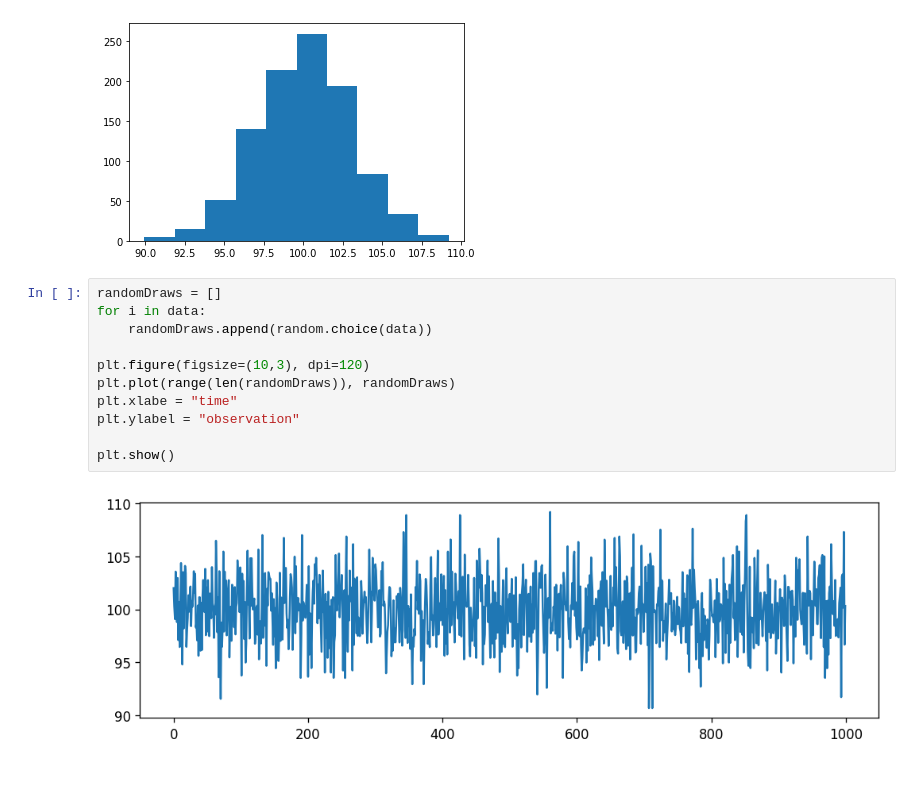
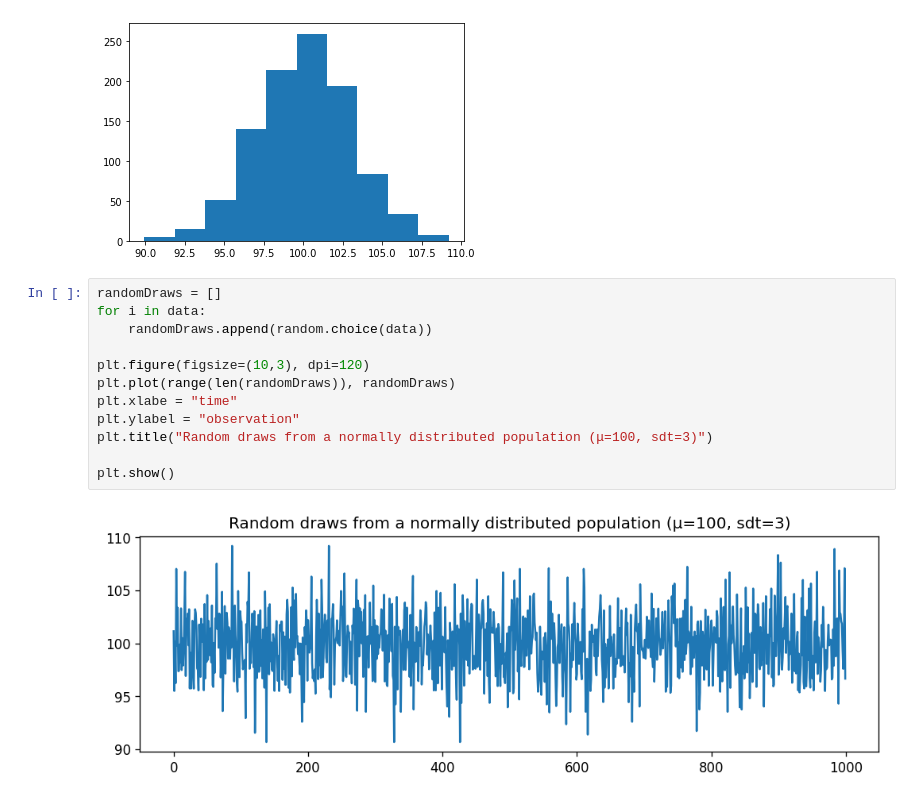
Before and after one commit to bang-a-coder/rand, a Jupyter notebook: typeOne.ipynb, the cells around one changed output. Saved outputs shown, nothing was run; the diff lists cells and outputs as text.

```diff
--- a/typeOne.ipynb
+++ b/typeOne.ipynb
@@ -20,13 +20,14 @@ plt.show()
 # %%
 randomDraws = []
 for i in data:
 	randomDraws.append(random.choice(data))
 
 plt.figure(figsize=(10,3), dpi=120)
 plt.plot(range(len(randomDraws)), randomDraws)
 plt.xlabe = "time"
 plt.ylabel = "observation"
+plt.title("Random draws from a normally distributed population (μ=100, sdt=3)")
 
 plt.show()
 # %% [output]
-[figure, old version]
+[figure, new version]
```
Also changed, not shown: 1 other file.
